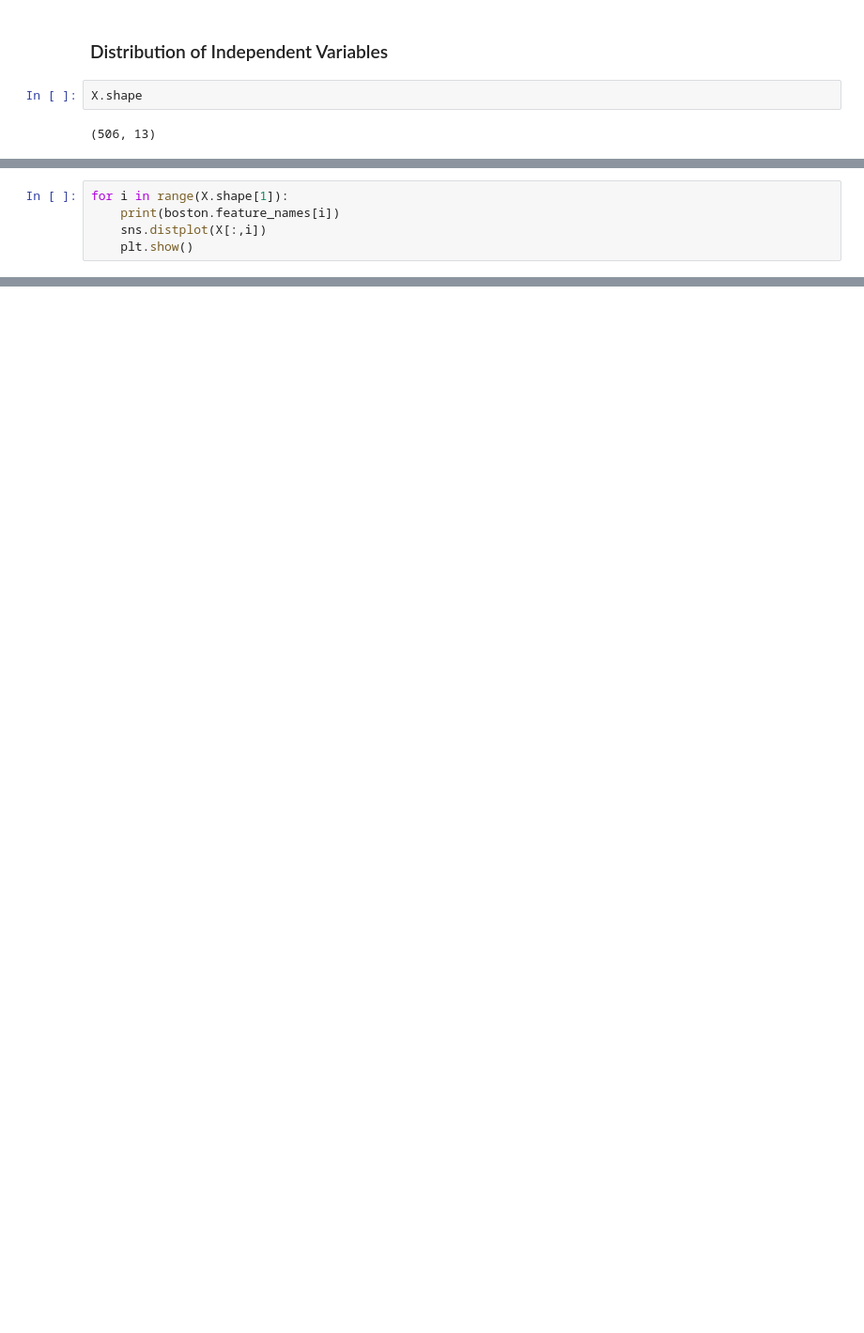
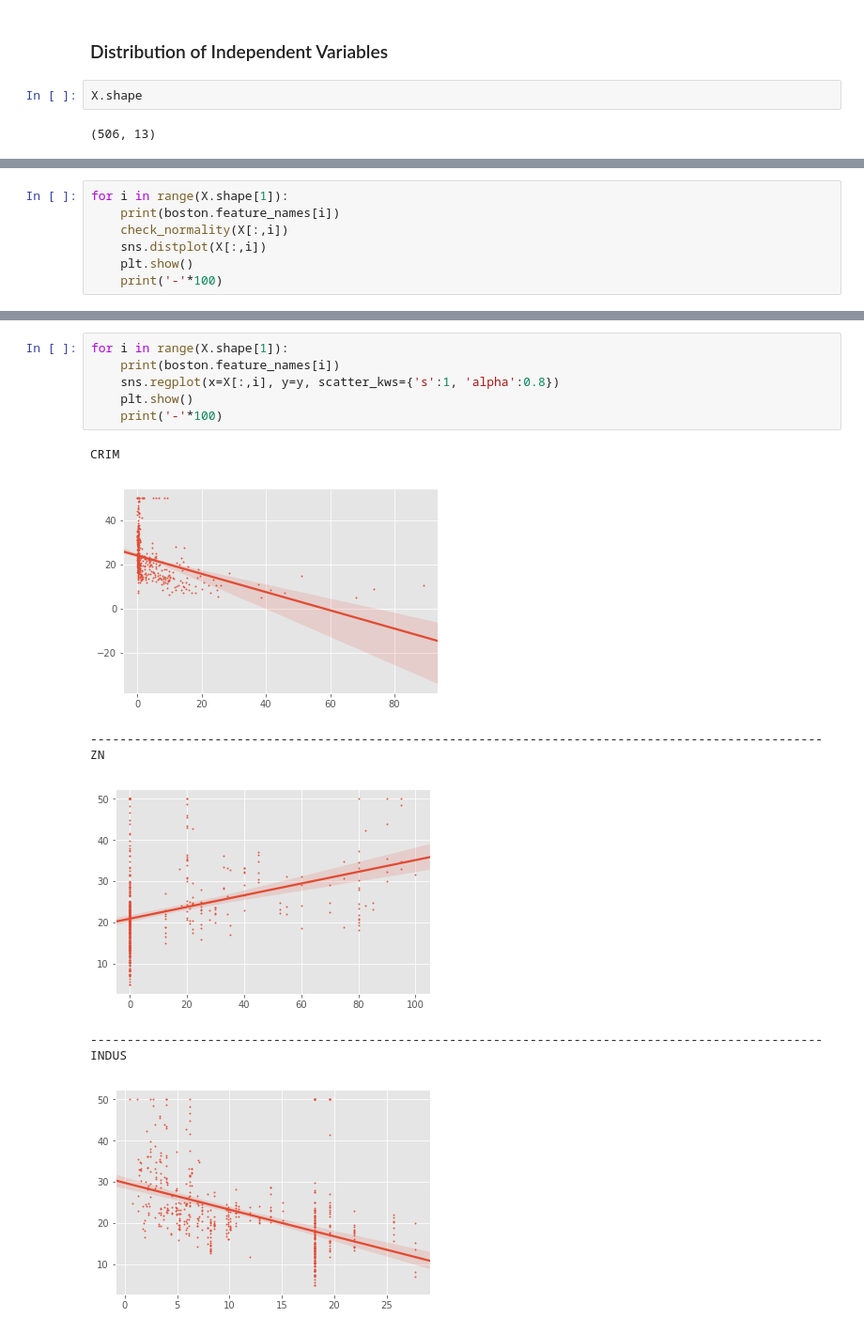
Before and after one commit to agbs2k8/ML_Example_Notebooks, a Jupyter notebook: Linear_Regression.ipynb, the cells around one changed output, grey strips where cells are left out. Shown at 94% size. Drawn from its saved outputs; the diff is of its cells as text; blank space fills up the shorter version.

```diff
--- a/Linear_Regression.ipynb
+++ b/Linear_Regression.ipynb
@@ -93,7 +172,9 @@ X.shape
 # %%
 for i in range(X.shape[1]):
     print(boston.feature_names[i])
+    check_normality(X[:,i])
     sns.distplot(X[:,i])
     plt.show()
+    print('-'*100)
 # %% [output]
 CRIM
@@ -111,0 +212,15 @@ RM
+# %%
+for i in range(X.shape[1]):
+    print(boston.feature_names[i])
+    sns.regplot(x=X[:,i], y=y, scatter_kws={'s':1, 'alpha':0.8})
+    plt.show()
+    print('-'*100)
+# %% [output]
+CRIM
+[figure, added]
+----------------------------------------------------------------------------------------------------
+ZN
+[figure, added]
+----------------------------------------------------------------------------------------------------
+INDUS
+[figure, added]
```
Also changed, not shown: parts of 35 cells of this notebook, 2 other files.
